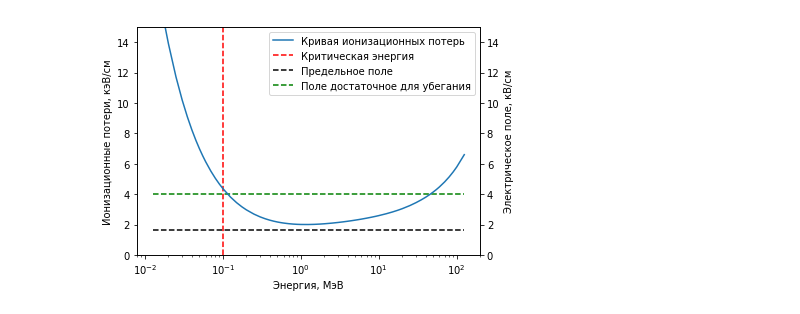
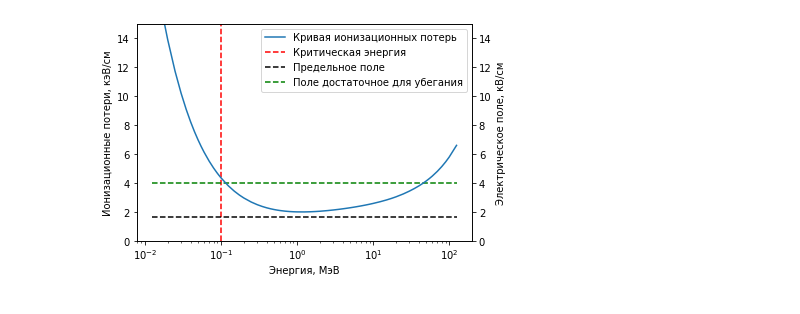
Before and after one commit to Zelenyy/phd-code, a Jupyter notebook: notebooks/01.PhD-fugures.ipynb, the cells around one changed output. Drawn from its saved outputs; the diff is of its cells as text; code cells hidden in the pictures.

Commit message:
Add plasma figures and ISA

```diff
--- a/notebooks/01.PhD-fugures.ipynb
+++ b/notebooks/01.PhD-fugures.ipynb
@@ -40,27 +21,32 @@ stopPower = data["stopping_power_total"][indx]
 # %%
+energy = data["energy"]
+indx = (energy < 150) * (energy>0.01)
+energy = energy[indx]
+stopPower = data["stopping_power_total"][indx]
+
 fig, ax1 = plt.subplots()
 plt.plot(energy,stopPower*1.2e-3*1e3, label="Кривая ионизационных потерь")
 ax1.set_ylim(0,15)
 n = len(energy)
 plt.vlines(0.1, 0 ,15, "r", linestyles="--", label="Критическая энергия")
+plt.hlines(stopPower.min(), energy.min(), energy.max(),"k", linestyles="--", label="Предельное поле")
+plt.hlines(4, energy.min(), energy.max(), "g", linestyles="--",label = "Поле достаточное для убегания")
 # plt.plot(energy, np.ones(n)*4)
 plt.xlabel(u'Энергия, МэВ')
 plt.ylabel(r'Ионизационные потери, кэВ/см')
 plt.xscale('log')
-plt.hlines(stopPower.min(), energy.min(), energy.max(),"k", linestyles="--", label="Предельное поле")
-plt.hlines(4, energy.min(), energy.max(), "g", linestyles="--",label = "Поле достаточное для убегания")
 plt.legend(loc=0)
 # plt.title(u'Energy loss');
 
 ax2 = ax1.twinx()
 ax2.set_ylim(0,15)
-
-
+# ax2.hlines(1.5, energy.min(), energy.max(),"r", linestyles="--")
+# ax2.hlines(4, energy.min(), energy.max(), "g", linestyles="--")
 # ax2.plot(energy, np.ones(n)*1.5, 'r')
 # ax2.plot(energy, np.ones(n)*4, 'g')
 plt.ylabel(r'Электрическое поле, кВ/см');
 # plt.legend()
-plt.tight_layout();
-# plt.savefig(os.path.join(image_path, '01_Gurevich.pdf'), transparent=True, format='pdf');
+# plt.tight_layout();
+plt.savefig(os.path.join(image_path, '01_Gurevich.pdf'), transparent=True, format='pdf');
 # %% [output]
-[figure, old version]
+[figure, new version]
```
Also changed, not shown: parts of 6 cells of this notebook, 2 other files.
